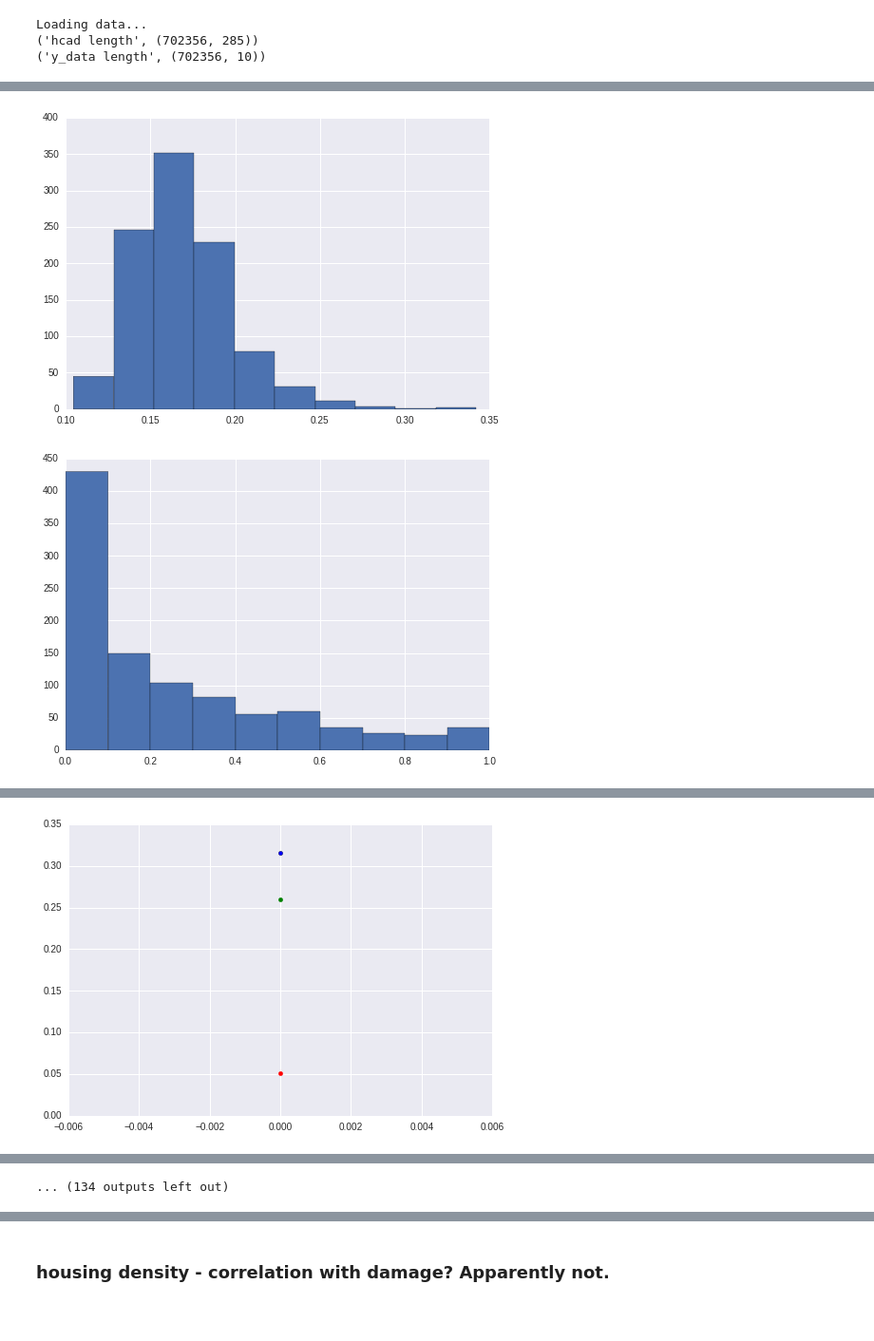
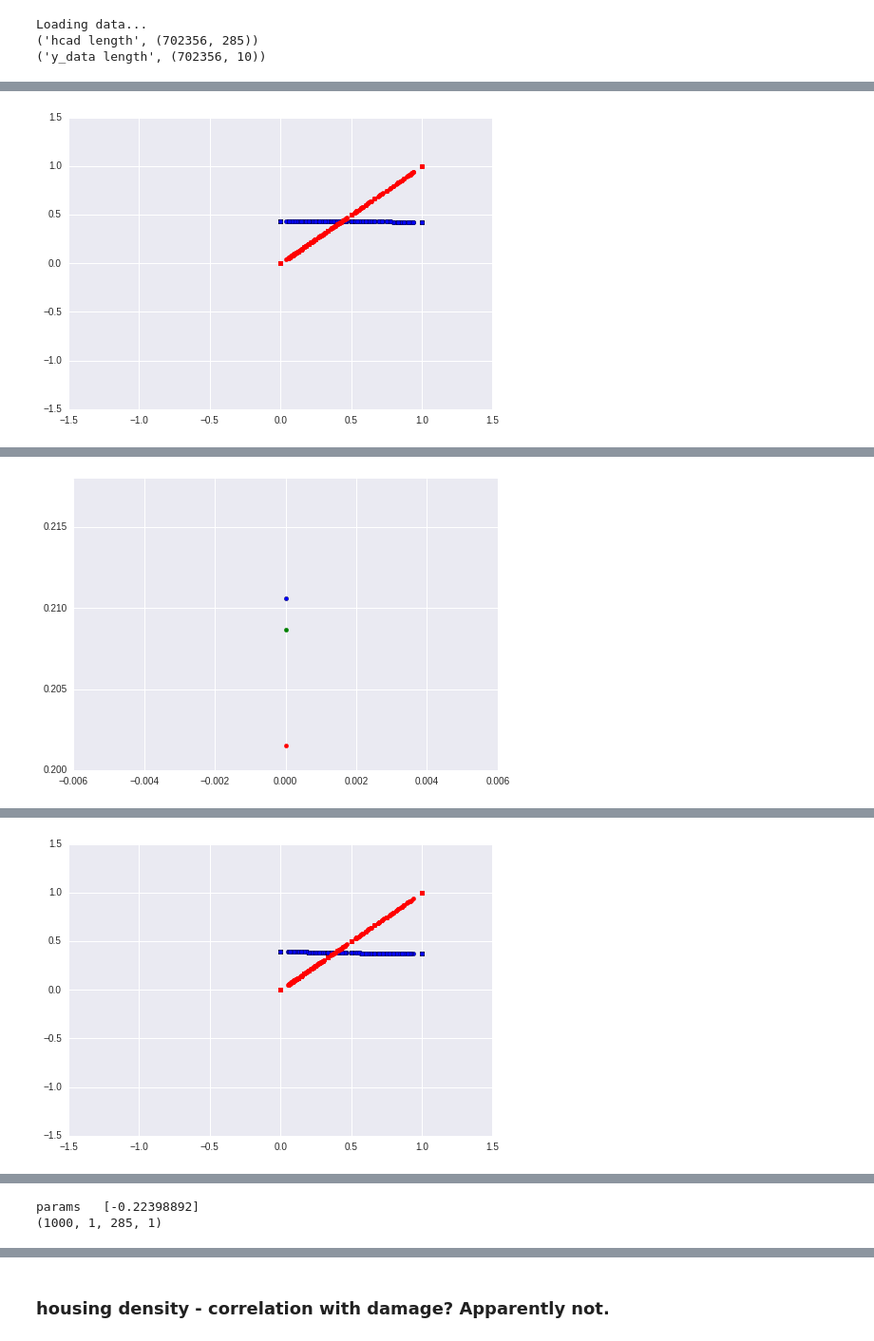
Before and after one commit to IJDykeman/storm_damage_prediction, a Jupyter notebook: tsne_and_dataviz.ipynb, the cells around one changed output, grey strips where cells are left out. Shown: that part at 95% size. Drawn from its saved outputs; the diff is of its cells as text; code cells hidden in the pictures; blank space fills up the shorter version.

Commit message:
more network work

```diff
--- a/tsne_and_dataviz.ipynb
+++ b/tsne_and_dataviz.ipynb
@@ -203,19 +193,19 @@ def build_cnn(input_var=None):
     # and a fully-connected hidden layer in front of the output layer.
 
     # Input layer, as usual:
-    network = lasagne.layers.InputLayer(shape=(None, 1, X_train.shape[2], 1),
+    network = lasagne.layers.InputLayer(shape=(None, 1, 1, X_train.shape[2]),
                                         input_var=input_var)
 
     #####make a single dense layer
-    network = lasagne.layers.DenseLayer(
+    hidden_layer = lasagne.layers.DenseLayer(
             network,
             #lasagne.layers.dropout(network, p=.5),
-            num_units=30,
-            nonlinearity=lasagne.nonlinearities.rectify)
+            num_units=1,
+            nonlinearity=lasagne.nonlinearities.sigmoid)
 
 
     network = lasagne.layers.DenseLayer(
-            network,
+            hidden_layer,
             #lasagne.layers.dropout(network, p=.5),
             num_units=1,
             nonlinearity=lasagne.nonlinearities.sigmoid)
@@ -245,10 +235,10 @@ def build_cnn(input_var=None):
     network = lasagne.layers.MaxPool2DLayer(network, pool_size=(2, 1))
 
     # A fully-connected layer of 256 units with 50% dropout on its inputs:
-#     network = lasagne.layers.DenseLayer(
-#             lasagne.layers.dropout(network, p=.5),
-#             num_units=256,
-#             nonlinearity=lasagne.nonlinearities.rectify)
+    network = lasagne.layers.DenseLayer(
+            lasagne.layers.dropout(network, p=.5),
+            num_units=256,
+            nonlinearity=lasagne.nonlinearities.rectify)
 
     # And, finally, the 10-unit output layer with 50% dropout on its inputs:
     network = lasagne.layers.DenseLayer(
@@ -293,7 +283,7 @@ def main(model='mlp', num_epochs=500):
     # Descent (SGD) with Nesterov momentum, but Lasagne offers plenty more.
     params = lasagne.layers.get_all_params(network, trainable=True)
     updates = lasagne.updates.nesterov_momentum(
-            loss, params, learning_rate=0.001, momentum=0.9)
+            loss, params, learning_rate= .01, momentum=0.9)
 
     # Create a loss expression for validation/testing. The crucial difference
     # here is that we do a deterministic forward pass through the network,
@@ -328,6 +318,7 @@ def main(model='mlp', num_epochs=500):
     # We iterate over epochs:
     for epoch in range(num_epochs):
         # In each epoch, we do a full pass over the training data:
+        print("params  ", numpy.array(params[3].eval()))
         train_err = 0
         training_loss_no_reg = 0
         train_batches = 0
@@ -344,9 +335,11 @@ def main(model='mlp', num_epochs=500):
 
             train_err += train_fn(inputs, targets)
             train_batches += 1
-        plt.hist(out_fn(inputs))
-        plt.show()
-        plt.hist(targets)
+        plt.scatter(targets, out_fn(inputs))
+        print(inputs.shape)
+        plt.scatter(targets, inputs[:,0,3,0], color = 'red')
+        plt.xlim(-1.5,  1.5)
+        plt.ylim(-1.5,  1.5)
         plt.show()
         # And a full pass over the validation data:
         val_err = 0
@@ -404,0 +405 @@ Using gpu device 0: GeForce GTX 970 (CNMeM is disabled)
+[figure, new version]
@@ -411,2 +411 @@ Starting training...
-[figure, old version]
-[figure, old version]
+[figure, new version]
@@ -418 +414 @@ Epoch 1 of 500 took 0.464s
-[figure, old version]
+[figure, new version]
@@ -419,0 +421,2 @@ Epoch 1 of 500 took 0.464s
+params   [-0.22398892]
+(1000, 1, 285, 1)
@@ -429 +429,0 @@ Epoch 2 of 500 took 0.435s
-... (134 outputs left out)
```
Also changed, not shown: parts of 4 cells of this notebook, 1 other file.
